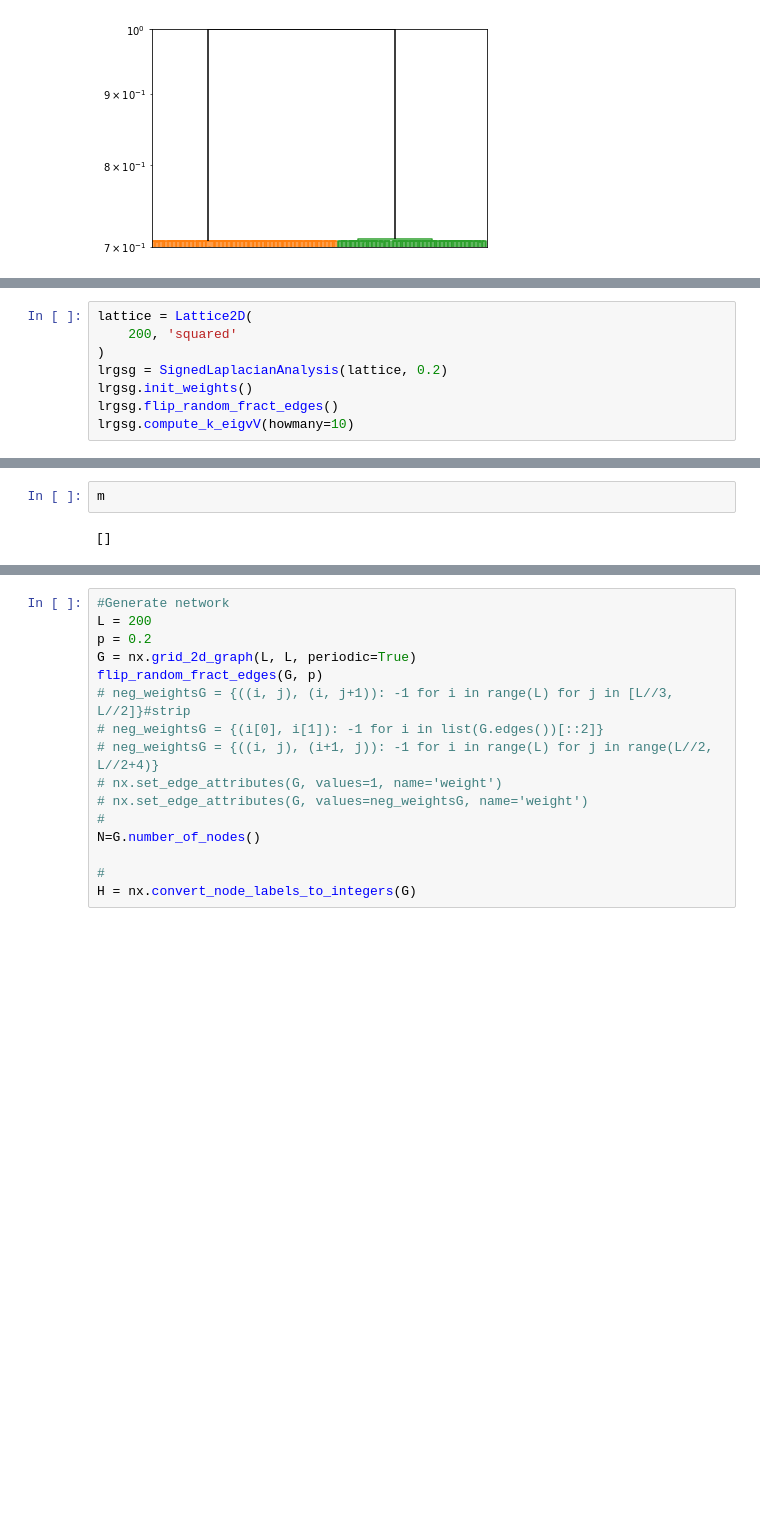
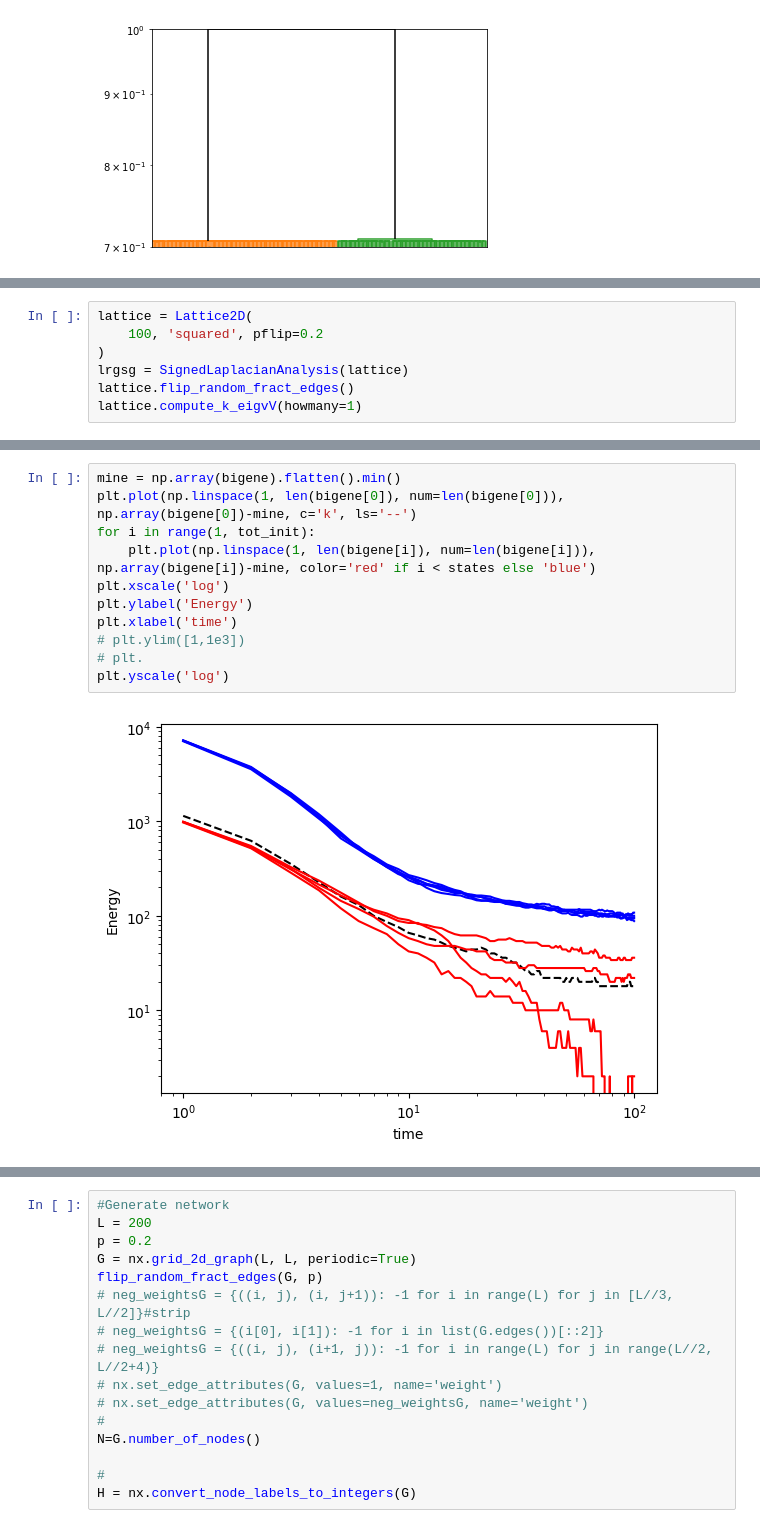
Before and after one commit to giulioiannelli/lrgsglib-public, a Jupyter notebook: notebooks/OLD_Spectral-PhT.ipynb, the cells around one changed output, grey strips where cells are left out. Drawn from its saved outputs; the diff is of its cells as text; blank space fills up the shorter version.

```diff
--- a/notebooks/OLD_Spectral-PhT.ipynb
+++ b/notebooks/OLD_Spectral-PhT.ipynb
@@ -262,10 +263,9 @@ from src.LRGSG_package.LRGSG import *
 cwd: /home/opisthofulax/PhD/projects/complex-networks/LRG-Signed
 # %%
 lattice = Lattice2D(
-    200, 'squared'
+    100, 'squared', pflip=0.2
 )
-lrgsg = SignedLaplacianAnalysis(lattice, 0.2)
-lrgsg.init_weights()
-lrgsg.flip_random_fract_edges()
-lrgsg.compute_k_eigvV(howmany=10)
+lrgsg = SignedLaplacianAnalysis(lattice)
+lattice.flip_random_fract_edges()
+lattice.compute_k_eigvV(howmany=1)
 # %%
@@ -331,4 +338,13 @@ IndexError: list index out of range
-# %%
-m
-# %% [output]
-[]
+# %%
+mine = np.array(bigene).flatten().min()
+plt.plot(np.linspace(1, len(bigene[0]), num=len(bigene[0])), np.array(bigene[0])-mine, c='k', ls='--')
+for i in range(1, tot_init):
+    plt.plot(np.linspace(1, len(bigene[i]), num=len(bigene[i])), np.array(bigene[i])-mine, color='red' if i < states else 'blue')
+plt.xscale('log')
+plt.ylabel('Energy')
+plt.xlabel('time')
+# plt.ylim([1,1e3])
+# plt.
+plt.yscale('log')
+# %% [output]
+[figure, added]
```
Also changed, not shown: parts of 3 cells of this notebook, 13 other files.
